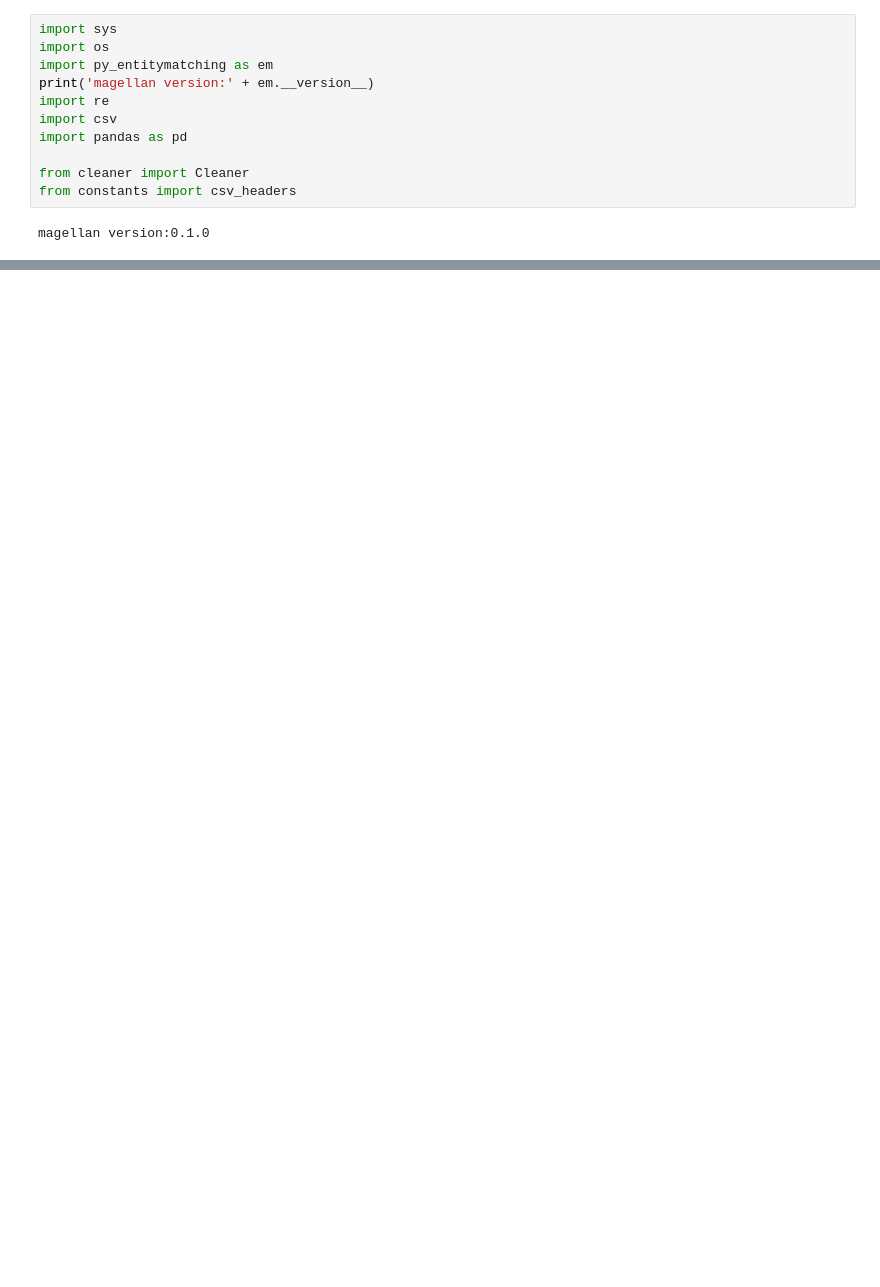
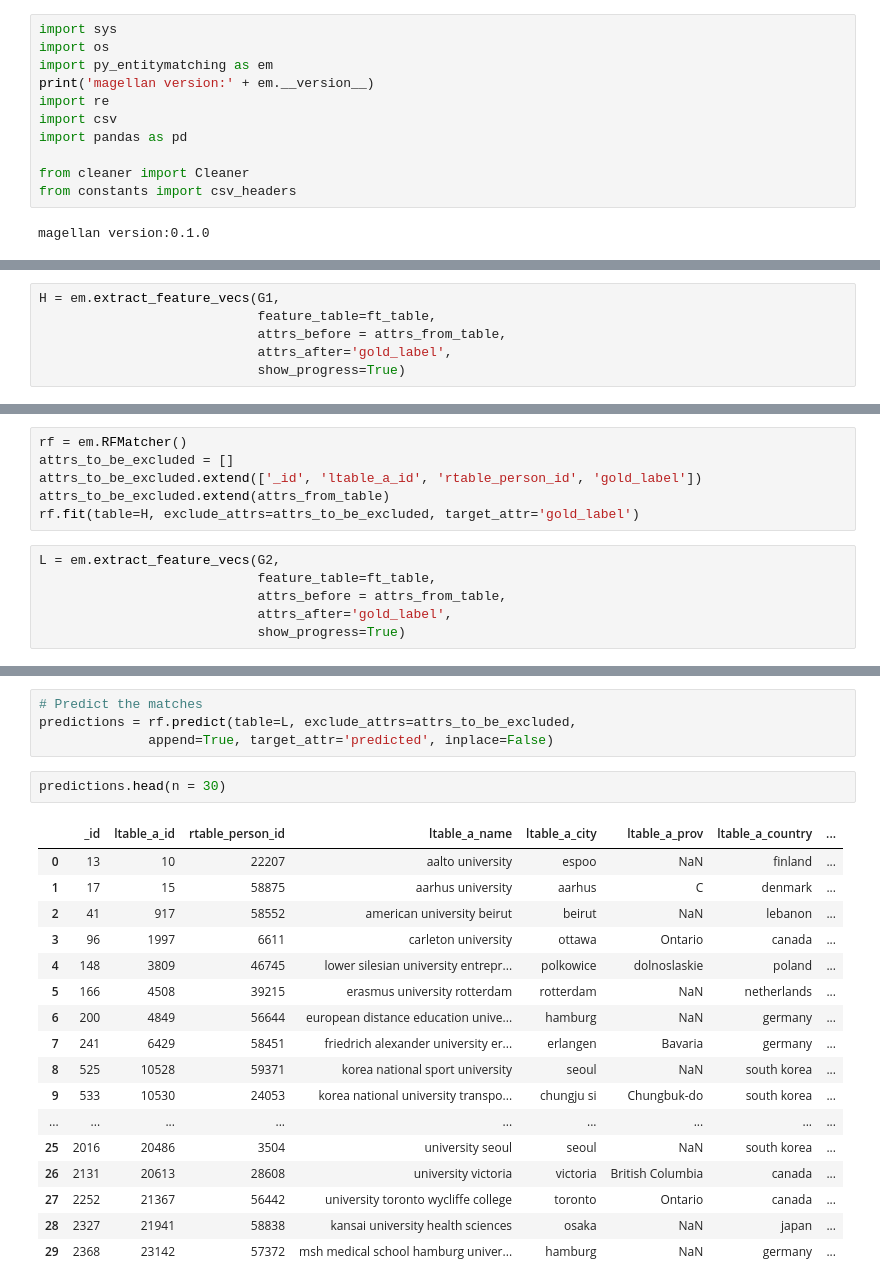
Before and after one commit to TrangHo/cs838-spring2017, a Jupyter notebook: stage3/src/Sampling.ipynb, the cells around one changed output, grey strips where cells are left out. Drawn from its saved outputs; the diff is of its cells as text; blank space fills up the shorter version.

Commit message:
generate the golden data for labeling

```diff
--- a/stage3/src/Sampling.ipynb
+++ b/stage3/src/Sampling.ipynb
@@ -56,0 +159,6 @@ ratio
+# %%
+H = em.extract_feature_vecs(G1,
+                            feature_table=ft_table,
+                            attrs_before = attrs_from_table,
+                            attrs_after='gold_label',
+                            show_progress=True)
@@ -56,0 +169,12 @@ ratio
+# %%
+rf = em.RFMatcher()
+attrs_to_be_excluded = []
+attrs_to_be_excluded.extend(['_id', 'ltable_a_id', 'rtable_person_id', 'gold_label'])
+attrs_to_be_excluded.extend(attrs_from_table)
+rf.fit(table=H, exclude_attrs=attrs_to_be_excluded, target_attr='gold_label')
+# %%
+L = em.extract_feature_vecs(G2,
+                            feature_table=ft_table,
+                            attrs_before = attrs_from_table,
+                            attrs_after='gold_label',
+                            show_progress=True)
@@ -56,0 +185,24 @@ ratio
+# %%
+# Predict the matches
+predictions = rf.predict(table=L, exclude_attrs=attrs_to_be_excluded,
+              append=True, target_attr='predicted', inplace=False)
+# %%
+predictions.head(n = 30)
+# %% [output]
+|  | _id | ltable_a_id | rtable_person_id | ltable_a_name | ltable_a_city | ltable_a_prov | ltable_a_country | ... |
+| 0 | 13 | 10 | 22207 | aalto university | espoo | NaN | finland | ... |
+| 1 | 17 | 15 | 58875 | aarhus university | aarhus | C | denmark | ... |
+| 2 | 41 | 917 | 58552 | american university beirut | beirut | NaN | lebanon | ... |
+| 3 | 96 | 1997 | 6611 | carleton university | ottawa | Ontario | canada | ... |
+| 4 | 148 | 3809 | 46745 | lower silesian university entrepr... | polkowice | dolnoslaskie | poland | ... |
+| 5 | 166 | 4508 | 39215 | erasmus university rotterdam | rotterdam | NaN | netherlands | ... |
+| 6 | 200 | 4849 | 56644 | european distance education unive... | hamburg | NaN | germany | ... |
+| 7 | 241 | 6429 | 58451 | friedrich alexander university er... | erlangen | Bavaria | germany | ... |
+| 8 | 525 | 10528 | 59371 | korea national sport university | seoul | NaN | south korea | ... |
+| 9 | 533 | 10530 | 24053 | korea national university transpo... | chungju si | Chungbuk-do | south korea | ... |
+| ... | ... | ... | ... | ... | ... | ... | ... | ... |
+| 25 | 2016 | 20486 | 3504 | university seoul | seoul | NaN | south korea | ... |
+| 26 | 2131 | 20613 | 28608 | university victoria | victoria | British Columbia | canada | ... |
+| 27 | 2252 | 21367 | 56442 | university toronto wycliffe college | toronto | Ontario | canada | ... |
+| 28 | 2327 | 21941 | 58838 | kansai university health sciences | osaka | NaN | japan | ... |
+| 29 | 2368 | 23142 | 57372 | msh medical school hamburg univer... | hamburg | NaN | germany | ... |
```
Also changed, not shown: parts of 9 cells of this notebook, 7 other files.
